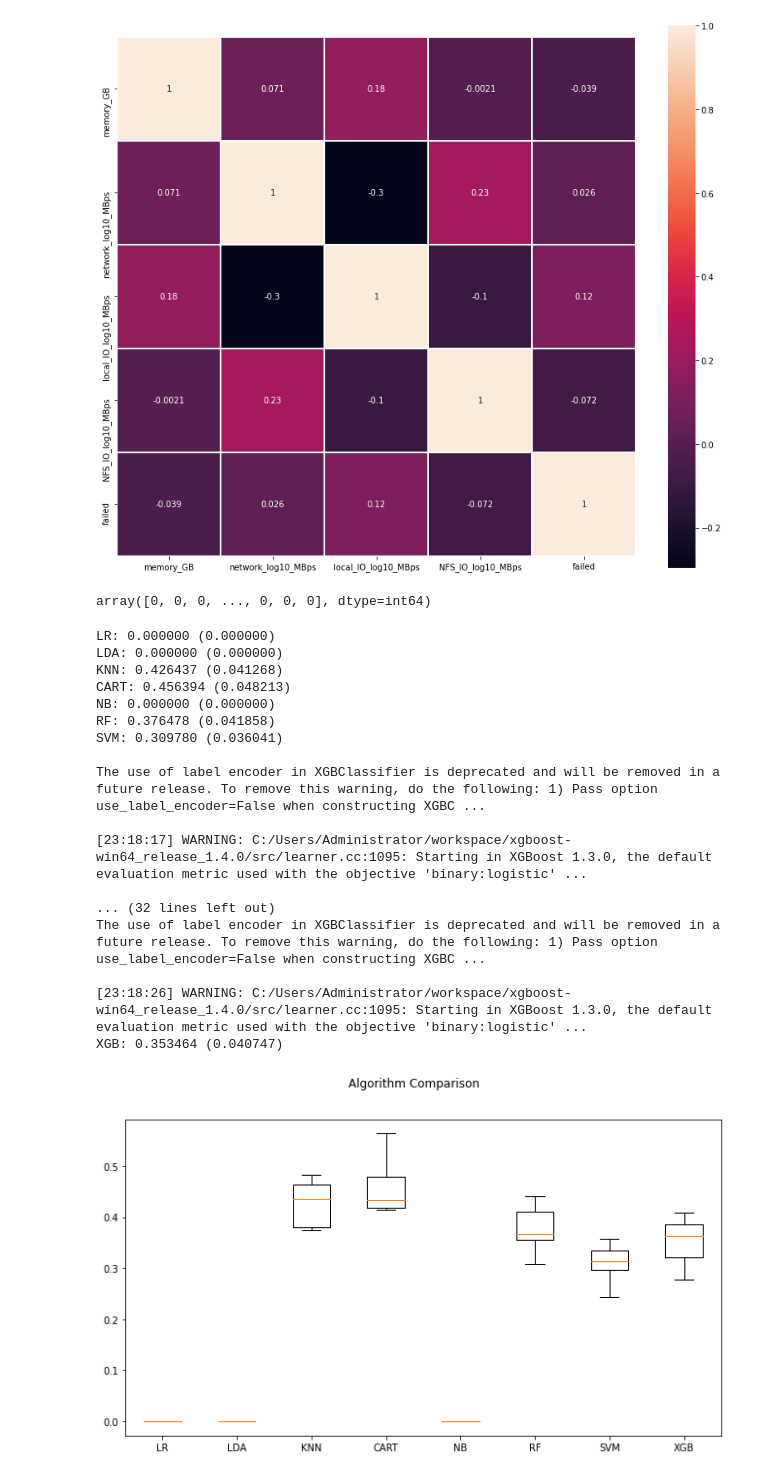
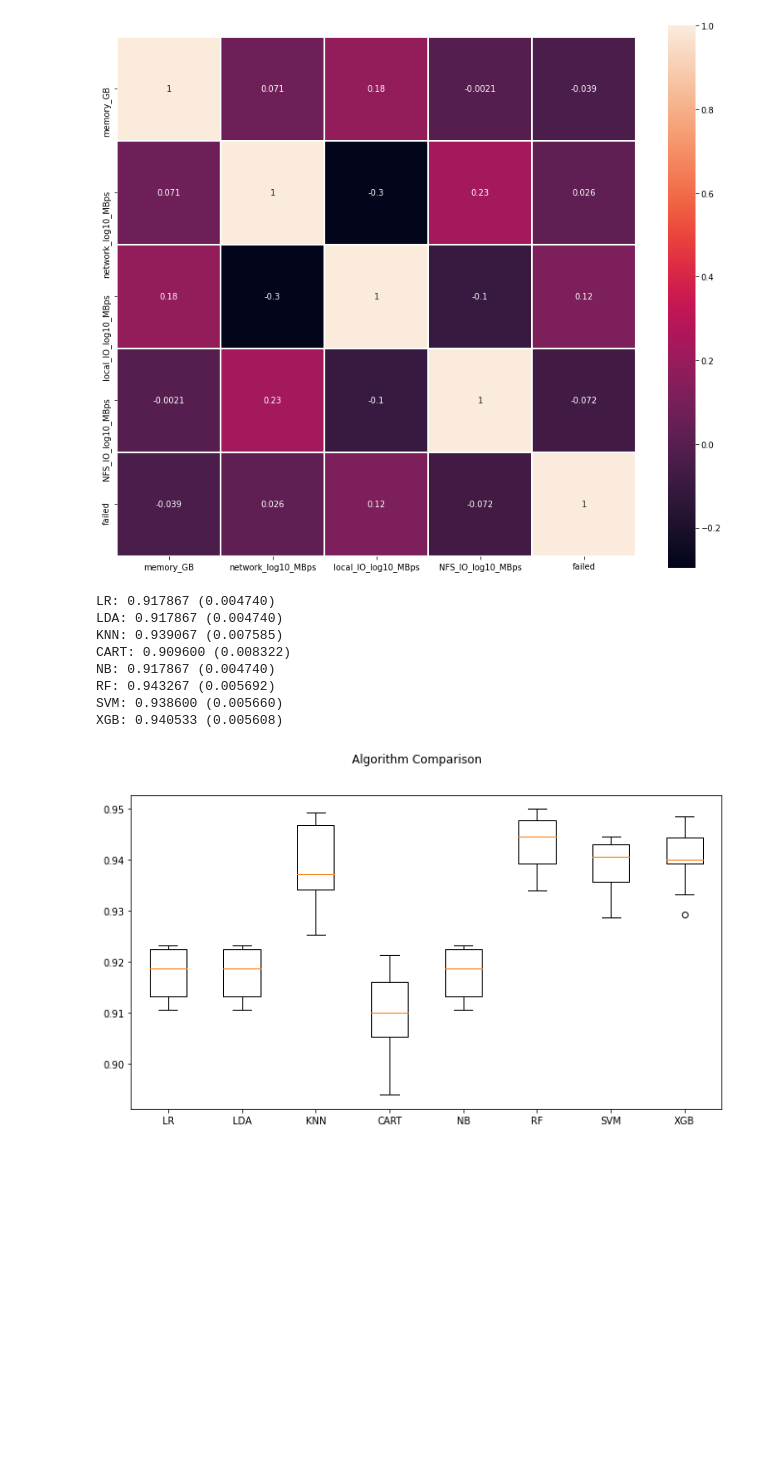
Before and after one commit to niltecedu/IEEE_GSC, a Jupyter notebook: ieee_notebook.ipynb, the cells around one changed output. Saved outputs shown, nothing was run; the diff lists cells and outputs as text; code cells hidden in the pictures; blank space fills up the shorter version.

Commit message:
model comparison done

```diff
--- a/ieee_notebook.ipynb
+++ b/ieee_notebook.ipynb
@@ -112,60 +146,46 @@ y = comp_fail["failed"].values
 
 # Spliting X and y into train and test version
 X_train, X_test, y_train, y_test = train_test_split(X, y, test_size = 0.25, random_state=42)
-# %%
-y
-# %% [output]
-array([0, 0, 0, ..., 0, 0, 0], dtype=int64)
 # %%
 seed = 666
-
 # prepare models
 models = []
 models.append(('LR', LogisticRegression()))
 models.append(('LDA', LinearDiscriminantAnalysis()))
 models.append(('KNN', KNeighborsClassifier()))
 models.append(('CART', DecisionTreeClassifier()))
 models.append(('NB', GaussianNB()))
 models.append(('RF', RandomForestClassifier()))
 models.append(('SVM', SVC(gamma='auto')))
-models.append(('XGB', XGBClassifier()))
+models.append(('XGB', XGBClassifier(verbosity = 0)))
 
 # evaluate each model in turn
 results = []
 names = []
-scoring = 'recall'
+scoring = 'balanced_accuracy'
 
 for name, model in models:
         kfold = KFold(n_splits=10,random_state=seed,shuffle=True)
-        cv_results = cross_val_score(model, X_train, y_train, cv=kfold, scoring=scoring)
+        cv_results = cross_val_score(model, X_train, y_train, cv=kfold,scoring="balanced_accuracy")
         results.append(cv_results)
         names.append(name)
         msg = "%s: %f (%f)" % (name, cv_results.mean(), cv_results.std())
         print(msg)
 
 # boxplot algorithm comparison
 fig = plt.figure(figsize=(11,6))
 fig.suptitle('Algorithm Comparison')
 ax = fig.add_subplot(111)
 plt.boxplot(results)
 ax.set_xticklabels(names)
 plt.show()
 # %% [output]
-LR: 0.000000 (0.000000)
-LDA: 0.000000 (0.000000)
-KNN: 0.426437 (0.041268)
-CART: 0.456394 (0.048213)
-NB: 0.000000 (0.000000)
-RF: 0.376478 (0.041858)
-SVM: 0.309780 (0.036041)
-
-The use of label encoder in XGBClassifier is deprecated and will be removed in a future release. To remove this warning, do the following: 1) Pass option use_label_encoder=False when constructing XGBC ...
-
-[23:18:17] WARNING: C:/Users/Administrator/workspace/xgboost-win64_release_1.4.0/src/learner.cc:1095: Starting in XGBoost 1.3.0, the default evaluation metric used with the objective 'binary:logistic' ...
-
-... (32 lines left out)
-The use of label encoder in XGBClassifier is deprecated and will be removed in a future release. To remove this warning, do the following: 1) Pass option use_label_encoder=False when constructing XGBC ...
-
-[23:18:26] WARNING: C:/Users/Administrator/workspace/xgboost-win64_release_1.4.0/src/learner.cc:1095: Starting in XGBoost 1.3.0, the default evaluation metric used with the objective 'binary:logistic' ...
-XGB: 0.353464 (0.040747)
+LR: 0.917867 (0.004740)
+LDA: 0.917867 (0.004740)
+KNN: 0.939067 (0.007585)
+CART: 0.909600 (0.008322)
+NB: 0.917867 (0.004740)
+RF: 0.943267 (0.005692)
+SVM: 0.938600 (0.005660)
+XGB: 0.940533 (0.005608)
-[figure, old version]
+[figure, new version]
```
Also changed, not shown: parts of 9 cells of this notebook.
